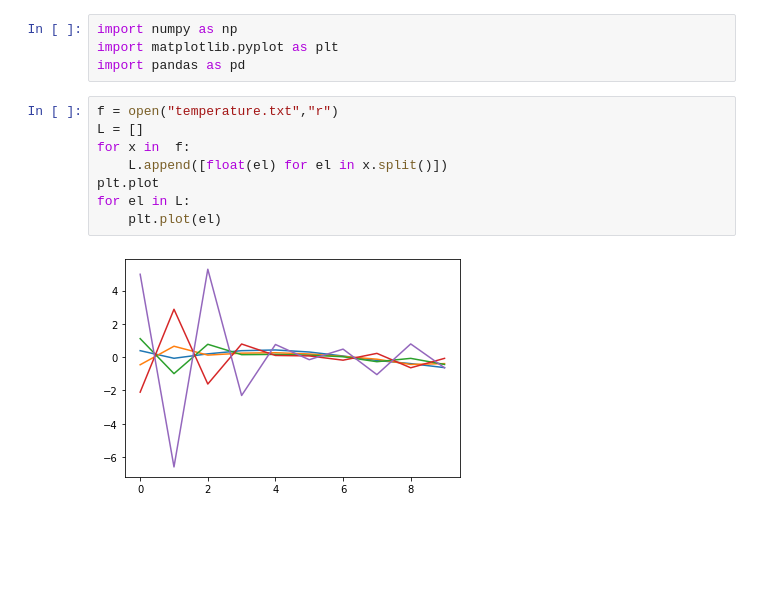
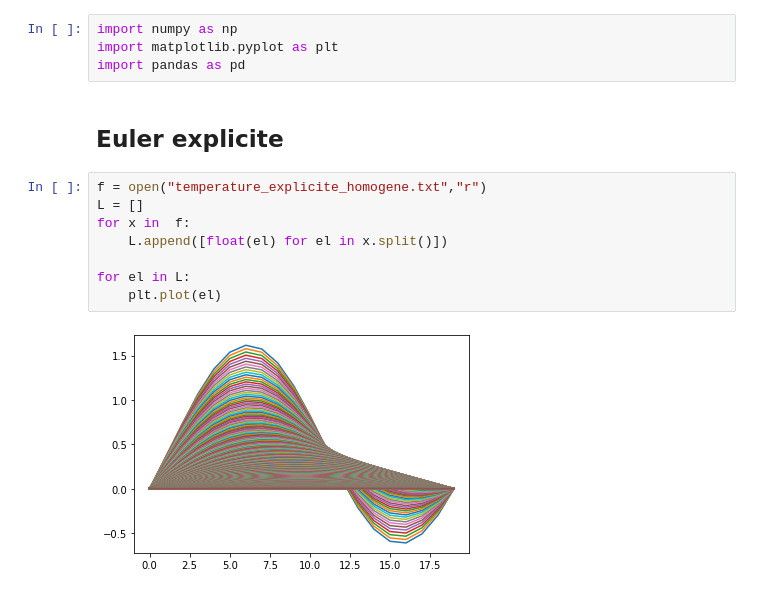
Before and after one commit to pierreberranger/devoir_equation_chaleur, a Jupyter notebook: trace_python/trace_temperature.ipynb, the cells around one changed output. Drawn from its saved outputs; the diff is of its cells as text; blank space fills up the shorter version.

```diff
--- a/trace_python/trace_temperature.ipynb
+++ b/trace_python/trace_temperature.ipynb
@@ -2,13 +2,15 @@
 import numpy as np
 import matplotlib.pyplot as plt
 import pandas as pd
+# %% [markdown]
+## Euler explicite
 # %%
-f = open("temperature.txt","r")
+f = open("temperature_explicite_homogene.txt","r")
 L = []
 for x in  f:
     L.append([float(el) for el in x.split()])
-plt.plot
+
 for el in L:
     plt.plot(el)
 # %% [output]
-[figure, old version]
+[figure, new version]
```
Also changed, not shown: parts of 7 cells of this notebook, 13 other files.
